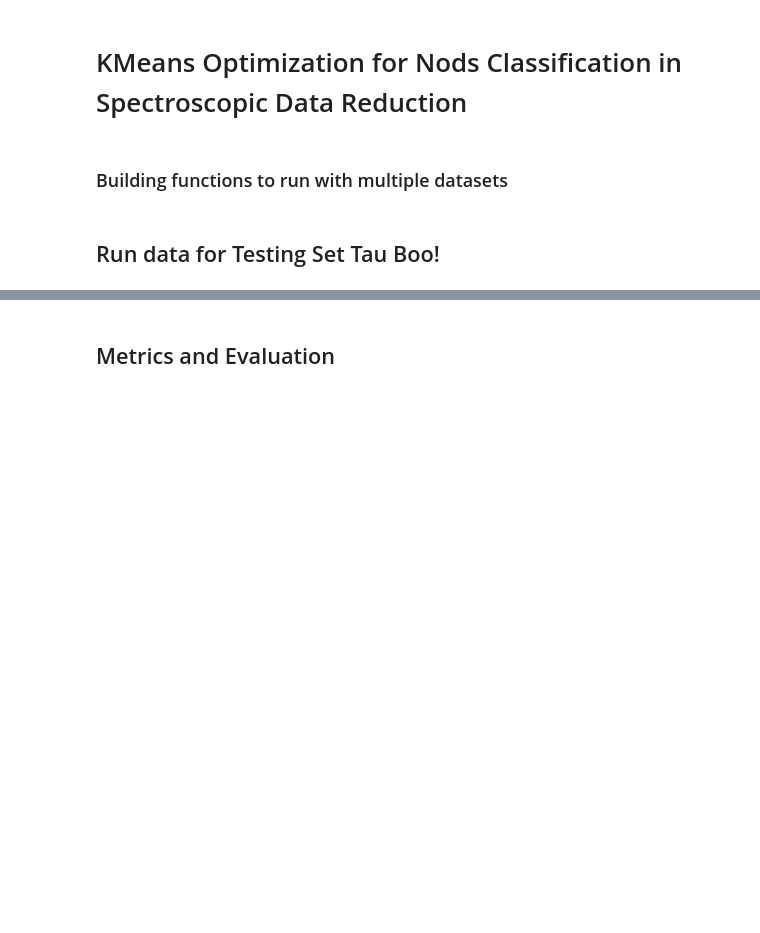
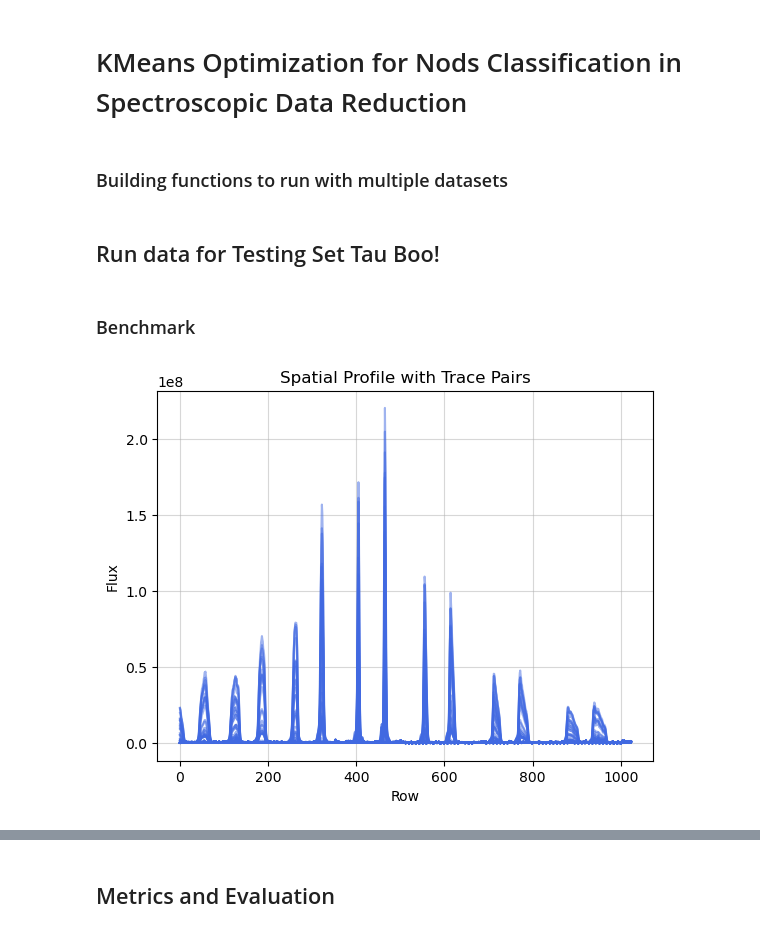
Before and after one commit to ellietchida/Nods-Classification-Project, a Jupyter notebook: KMeans.ipynb, the cells around one changed output, grey strips where cells are left out. Cells and saved outputs as stored; diff of their text form; code cells hidden in the pictures; blank space fills up the shorter version.

```diff
--- a/KMeans.ipynb
+++ b/KMeans.ipynb
@@ -144,3 +144,40 @@ def classify_AB_frames(frames):
     return A_frames, B_frames, A_spectra, B_spectra, AB_labels, nods_num_labels, collapsed, center, peak, asymmetry, total_flux, width
 # %% [markdown]
 ## Run data for Testing Set Tau Boo!
+# %% [markdown]
+### Benchmark
+# %%
+# Run once, this takes a bit to go over all frames
+
+frames = []
+filenames = []
+
+# opening frames for Tau Boo target star
+for i in range(129, 187):   # adjust for different data sets
+    file = f"../../research/Test_Data/2017jun18/TauBoo/jun18s0{i}.fits"
+    with fits.open(file) as hdul:
+        filenames.append(file)
+        frames.append(hdul[0].data.astype(float))
+# %%
+collapsed = []
+center = []
+
+plt.figure()
+
+for frame in frames:
+    spec = np.sum(frame, axis=0) # collapsed spectrum frame
+    collapsed.append(spec)
+
+    spatial_profile = np.sum(frame, axis=1) # collapsed spatial profile
+    c = np.sum(np.arange(len(spatial_profile)) * spatial_profile) / np.sum(spatial_profile)  # calculating flux-weighted centroid
+    center.append(c)
+
+    plt.plot(spatial_profile, c='royalblue', alpha=0.5)
+    #plt.axvline(c, linestyle='--', label=f'centroid = {c:.3f}')
+plt.xlabel("Row")
+plt.ylabel("Flux")
+plt.title("Spatial Profile with Trace Pairs")
+plt.grid(alpha=0.5)
+plt.show()
+# %% [output]
+[figure, added]
```
Also changed, not shown: parts of 18 cells of this notebook, 1 other file.
